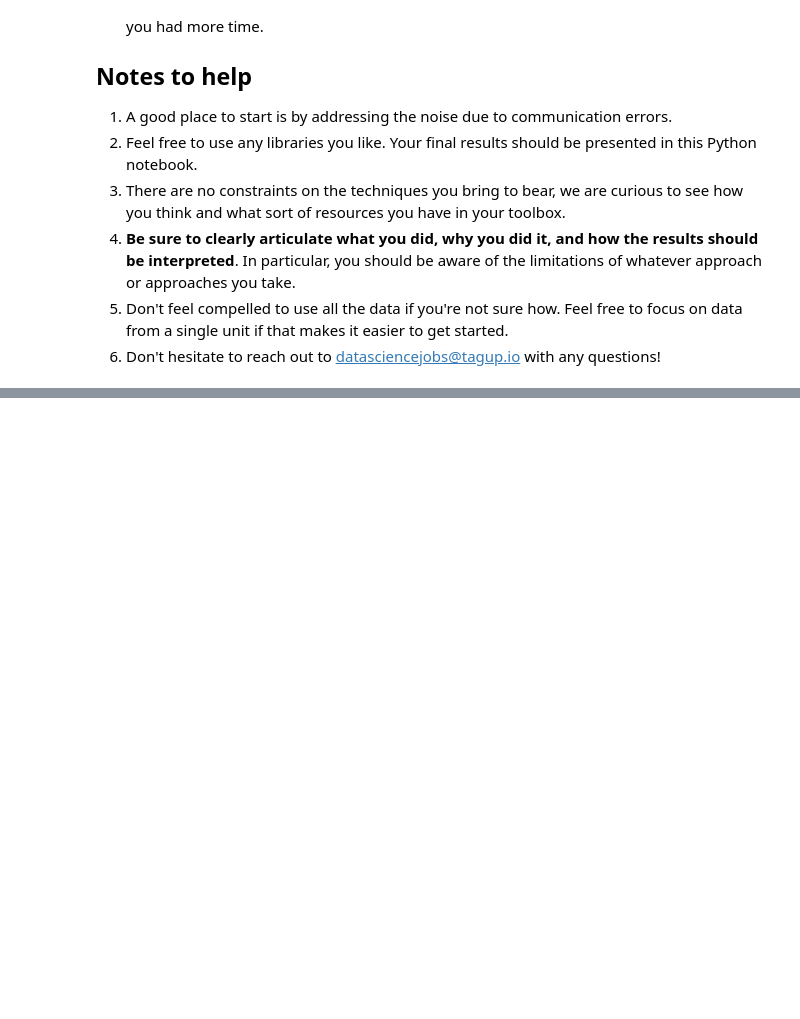
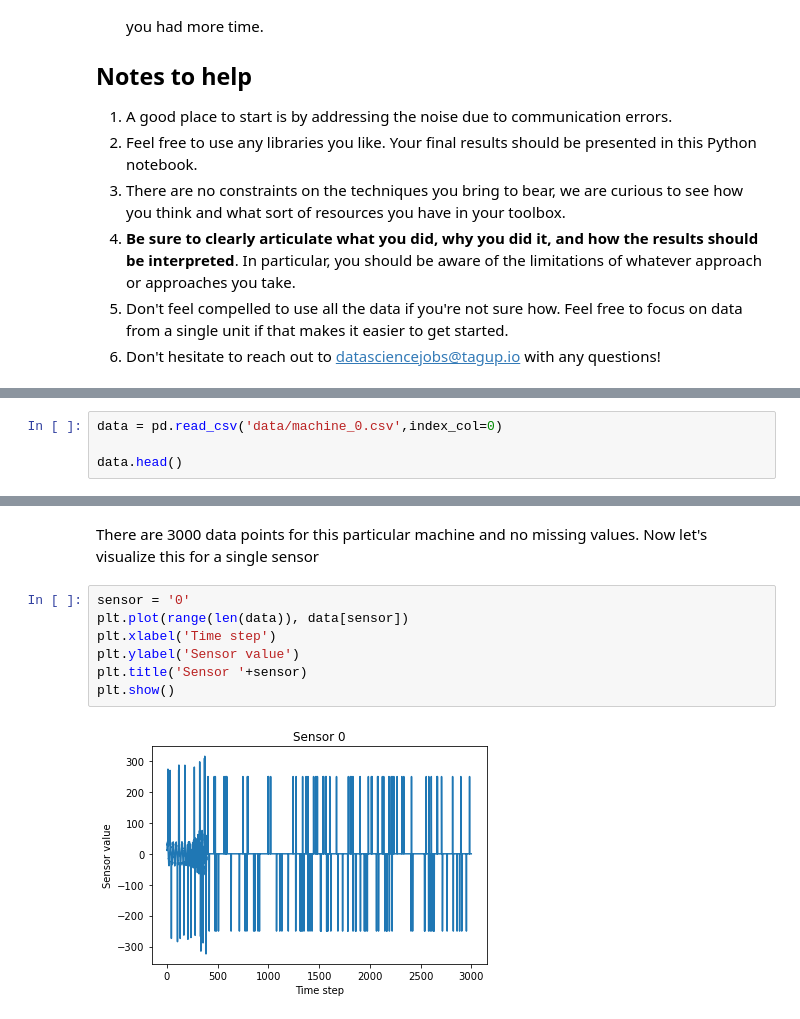
Before and after one commit to tagup/ops-challenges, a Jupyter notebook: data-science/Data_science_exercise.ipynb, the cells around one changed output, grey strips where cells are left out. Drawn from its saved outputs; the diff is of its cells as text; blank space fills up the shorter version.

```diff
--- a/data-science/Data_science_exercise.ipynb
+++ b/data-science/Data_science_exercise.ipynb
@@ -42,0 +40,4 @@ plt.show()
+# %%
+data = pd.read_csv('data/machine_0.csv',index_col=0)
+
+data.head()
@@ -42,0 +65,11 @@ plt.show()
+# %% [markdown]
+There are 3000 data points for this particular machine and no missing values. Now let's visualize this for a single sensor
+# %%
+sensor = '0'
+plt.plot(range(len(data)), data[sensor])
+plt.xlabel('Time step')
+plt.ylabel('Sensor value')
+plt.title('Sensor '+sensor)
+plt.show()
+# %% [output]
+[figure, added]
```
Also changed, not shown: parts of 14 cells of this notebook.
